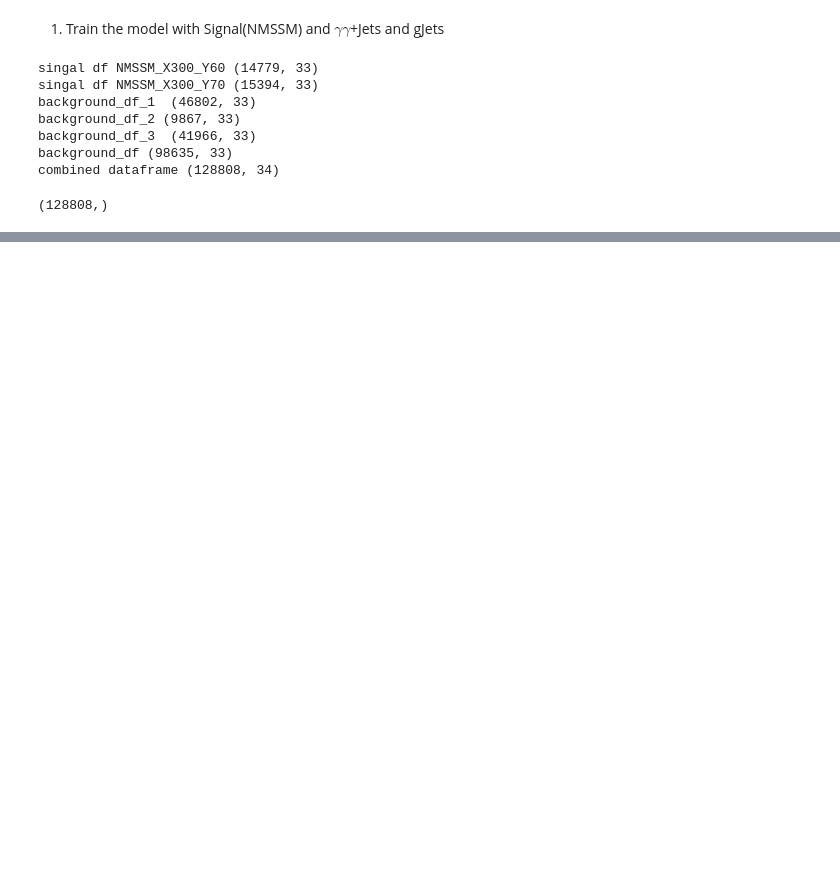
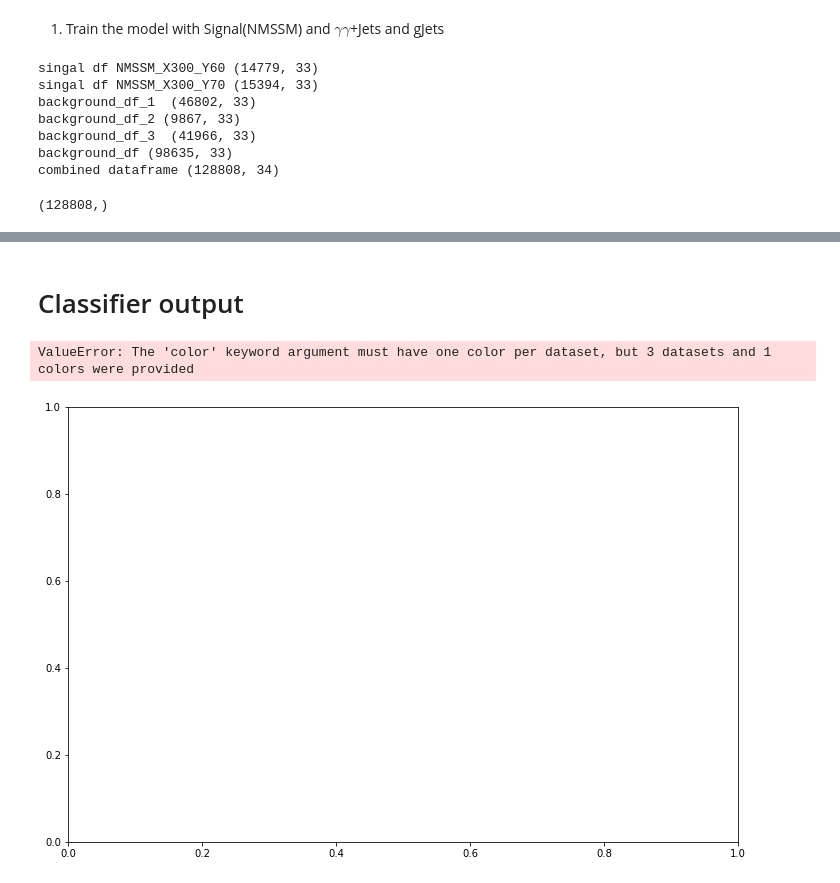
Before and after one commit to tiwariPC/hhbbgg_AwkwardAnalyzer, a Jupyter notebook: bdt/notebook/Multiclass_Descriminator.ipynb, the cells around one changed output, grey strips where cells are left out. Cells and saved outputs as stored; diff of their text form; code cells hidden in the pictures; blank space fills up the shorter version.

```diff
--- a/bdt/notebook/Multiclass_Descriminator.ipynb
+++ b/bdt/notebook/Multiclass_Descriminator.ipynb
@@ -193,0 +398,48 @@ test_loader = DataLoader(test_data, batch_size=32, shuffle=False)
+# %% [markdown]
+# Classifier output
+# %%
+# Get classifier outputs for training and testing data
+model.eval()
+train_outputs = []
+test_outputs = []
+
+with torch.no_grad():
+    for inputs, _, _ in train_loader:
+        outputs = model(inputs)
+        train_outputs.extend(outputs.numpy())
+
+    for inputs, _, _ in test_loader:
+        outputs = model(inputs)
+        test_outputs.extend(outputs.numpy())
+
+train_outputs = np.array(train_outputs)
+test_outputs = np.array(test_outputs)
+# %%
+import matplotlib.pyplot as plt
+
+# Assuming binary classification, extract signal and background
+train_signal_output = train_outputs[y_train == 1]
+train_background_output = train_outputs[y_train == 0]
+
+test_signal_output = test_outputs[y_test == 1]
+test_background_output = test_outputs[y_test == 0]
+
+# Plot
+plt.figure(figsize=(12, 8))
+
+# Histogram for training data
+plt.hist(train_signal_output, bins=50, alpha=0.5, density=True, color='blue', label='Signal (Train)', range=(0, 1), histtype='stepfilled')
+plt.hist(train_background_output, bins=50, alpha=0.5, density=True, color='red', label='Background (Train)', range=(0, 1), histtype='stepfilled')
+
+# Overlay test data
+plt.hist(test_signal_output, bins=50, alpha=0.5, density=True, color='blue', linestyle='--', label='Signal (Test)', range=(0, 1), histtype='step', linewidth=2)
+plt.hist(test_background_output, bins=50, alpha=0.5, density=True, color='red', linestyle='--', label='Background (Test)', range=(0, 1), histtype='step', linewidth=2)
+
+plt.xlabel('Classifier output')
+plt.ylabel('Normalized Yields')
+plt.title('Classifier Output with PyTorch')
+plt.legend()
+plt.show()
+# %% [output]
+ValueError: The 'color' keyword argument must have one color per dataset, but 3 datasets and 1 colors were provided
+[figure, added]
```
Also changed, not shown: parts of 6 cells of this notebook.
